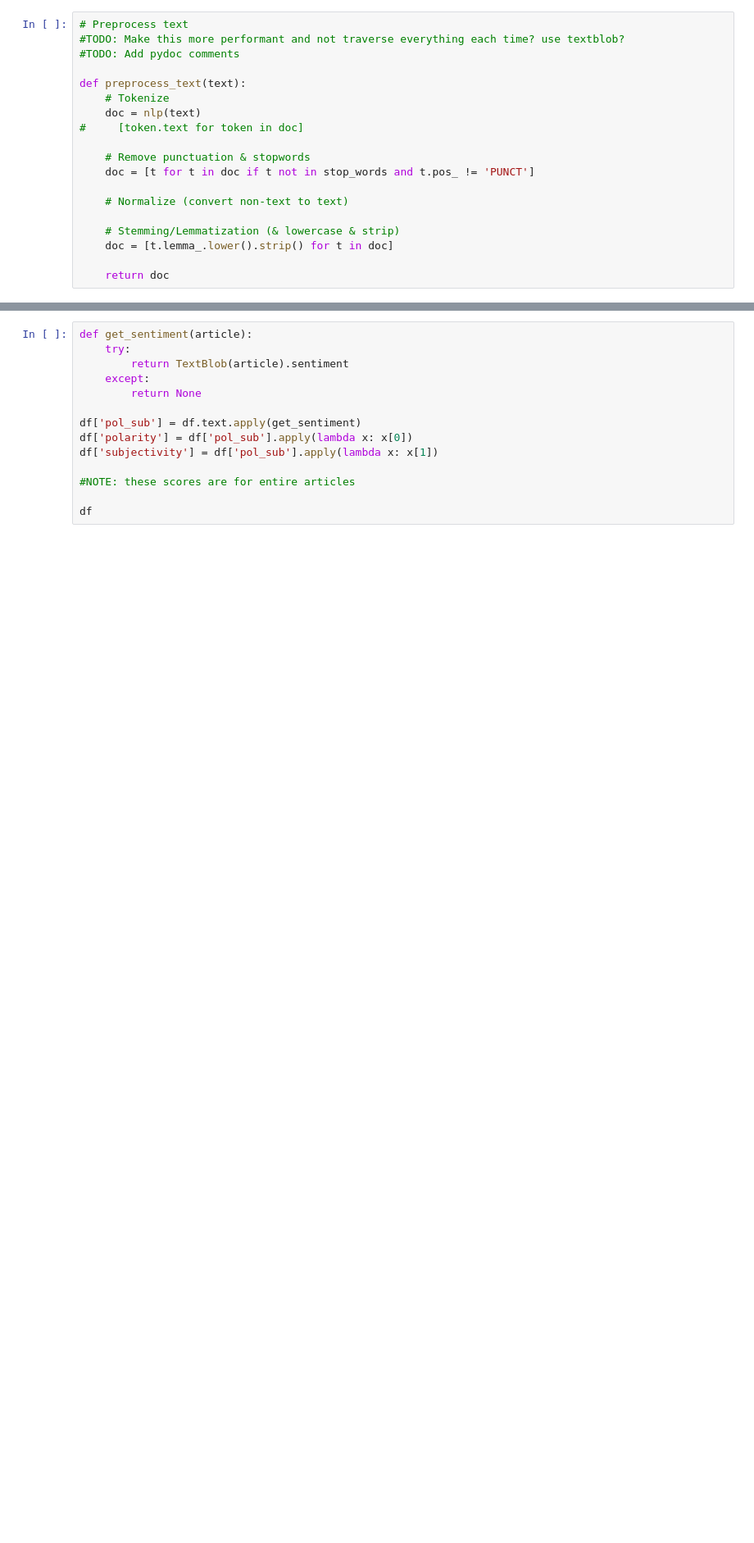
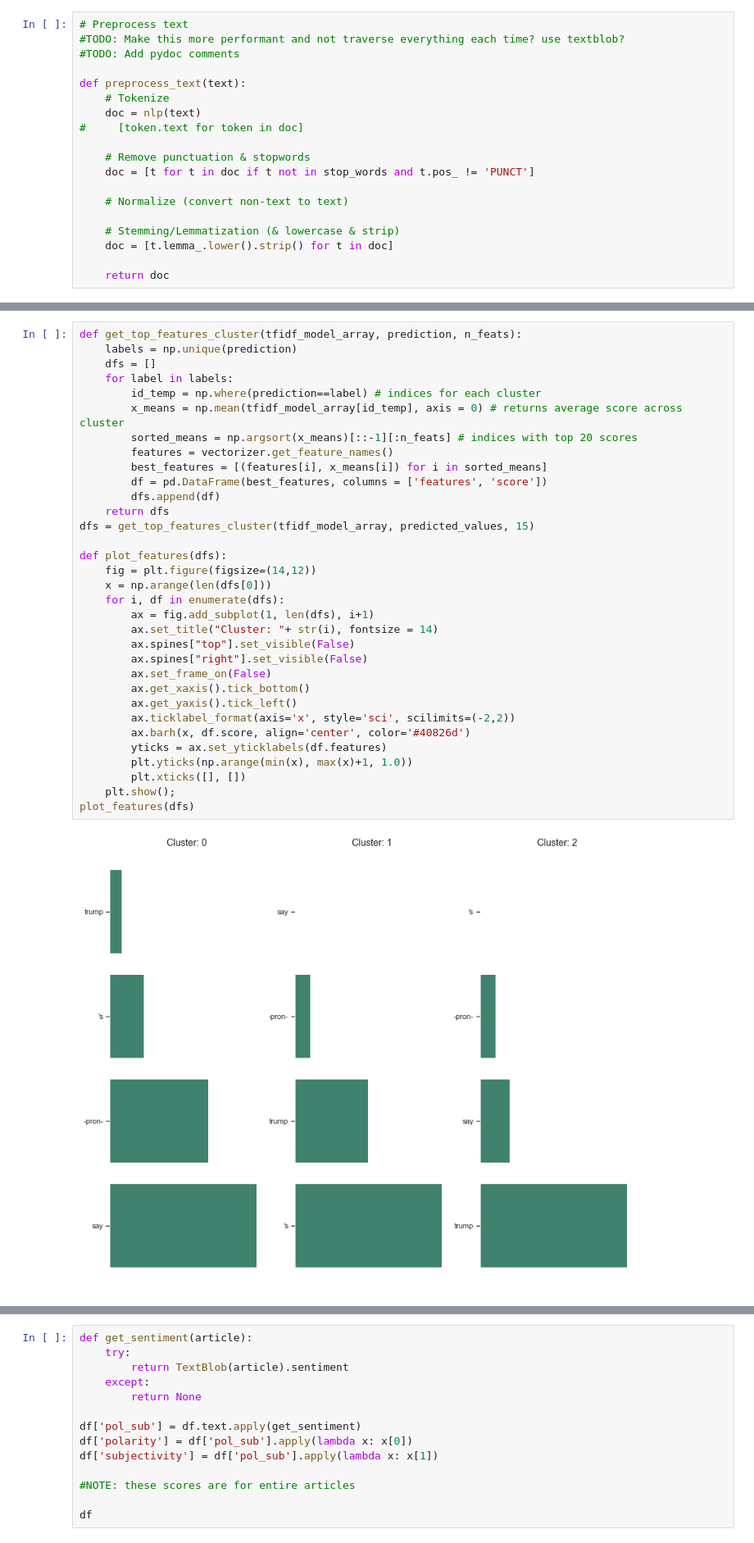
Before and after one commit to minnatwang/news-topics-sentiment, a Jupyter notebook: analysis_topic_bias.ipynb, the cells around one changed output, grey strips where cells are left out. Shown at 82% size. Cells and saved outputs as stored; diff of their text form; blank space fills up the shorter version.

```diff
--- a/analysis_topic_bias.ipynb
+++ b/analysis_topic_bias.ipynb
@@ -105,0 +167,35 @@ preprocess_text(df.text[0])
+# %%
+def get_top_features_cluster(tfidf_model_array, prediction, n_feats):
+    labels = np.unique(prediction)
+    dfs = []
+    for label in labels:
+        id_temp = np.where(prediction==label) # indices for each cluster
+        x_means = np.mean(tfidf_model_array[id_temp], axis = 0) # returns average score across cluster
+        sorted_means = np.argsort(x_means)[::-1][:n_feats] # indices with top 20 scores
+        features = vectorizer.get_feature_names()
+        best_features = [(features[i], x_means[i]) for i in sorted_means]
+        df = pd.DataFrame(best_features, columns = ['features', 'score'])
+        dfs.append(df)
+    return dfs
+dfs = get_top_features_cluster(tfidf_model_array, predicted_values, 15)
+
+def plot_features(dfs):
+    fig = plt.figure(figsize=(14,12))
+    x = np.arange(len(dfs[0]))
+    for i, df in enumerate(dfs):
+        ax = fig.add_subplot(1, len(dfs), i+1)
+        ax.set_title("Cluster: "+ str(i), fontsize = 14)
+        ax.spines["top"].set_visible(False)
+        ax.spines["right"].set_visible(False)
+        ax.set_frame_on(False)
+        ax.get_xaxis().tick_bottom()
+        ax.get_yaxis().tick_left()
+        ax.ticklabel_format(axis='x', style='sci', scilimits=(-2,2))
+        ax.barh(x, df.score, align='center', color='#40826d')
+        yticks = ax.set_yticklabels(df.features)
+        plt.yticks(np.arange(min(x), max(x)+1, 1.0))
+        plt.xticks([], [])
+    plt.show();
+plot_features(dfs)
+# %% [output]
+[figure, added]
```
Also changed, not shown: parts of 20 cells of this notebook.
